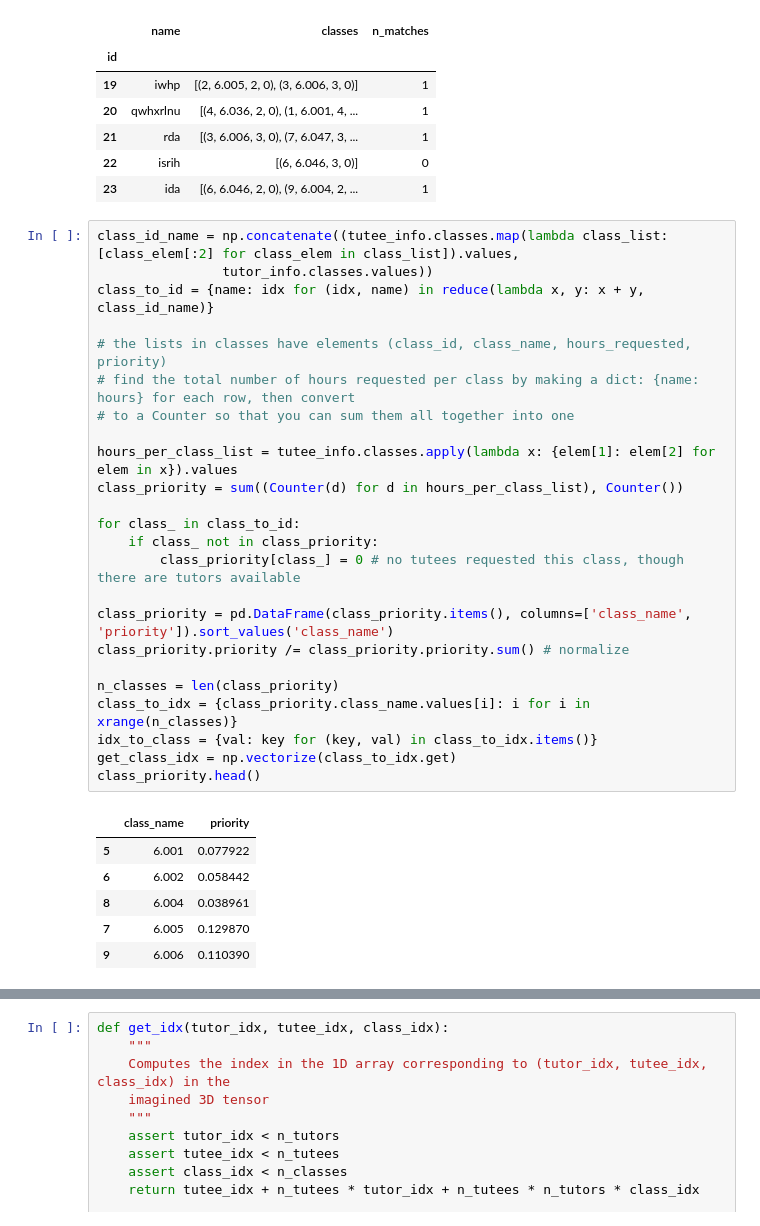
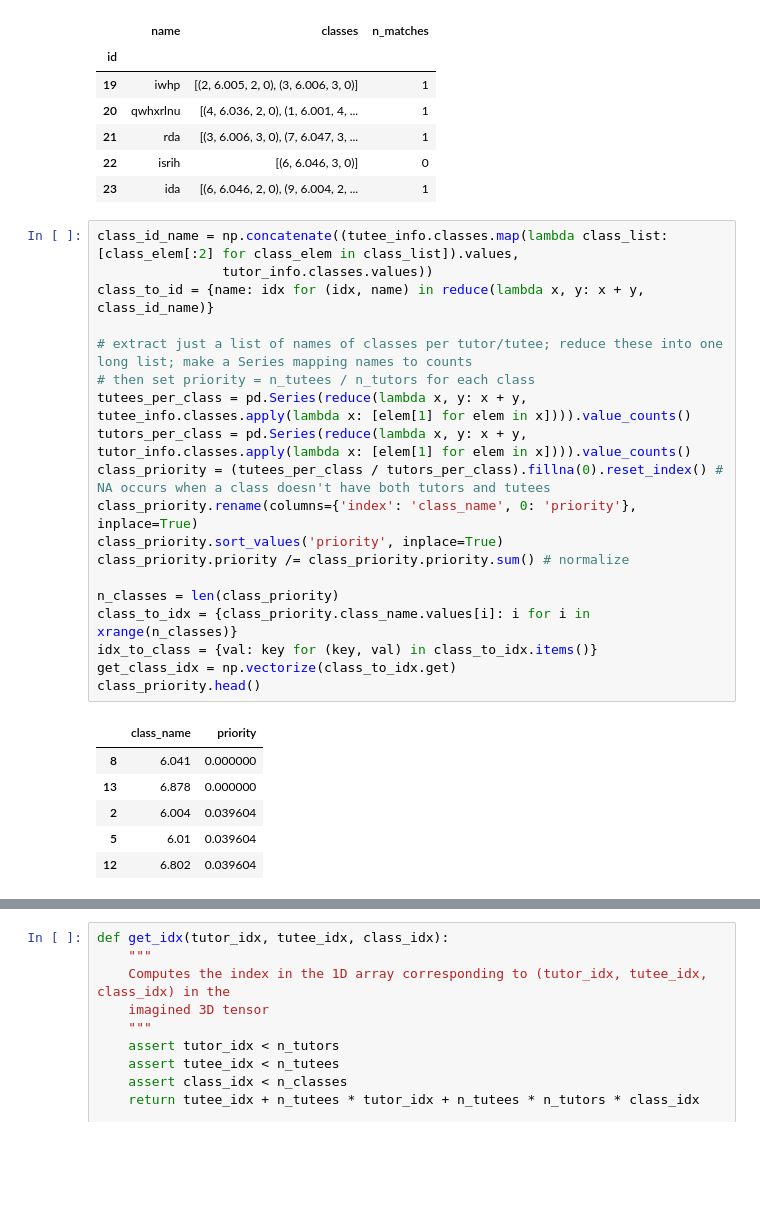
Before and after one commit to neighthan/class_matching, a Jupyter notebook: tutor_tutee_matching.ipynb, the cells around one changed output, grey strips where cells are left out. Cells and saved outputs as stored; diff of their text form; blank space fills up the shorter version.

```diff
--- a/tutor_tutee_matching.ipynb
+++ b/tutor_tutee_matching.ipynb
@@ -228,34 +231,29 @@ tutee_info.head()
 # %%
 class_id_name = np.concatenate((tutee_info.classes.map(lambda class_list: [class_elem[:2] for class_elem in class_list]).values,
                 tutor_info.classes.values))
 class_to_id = {name: idx for (idx, name) in reduce(lambda x, y: x + y, class_id_name)}
 
-# the lists in classes have elements (class_id, class_name, hours_requested, priority)
-# find the total number of hours requested per class by making a dict: {name: hours} for each row, then convert
-# to a Counter so that you can sum them all together into one
-
-hours_per_class_list = tutee_info.classes.apply(lambda x: {elem[1]: elem[2] for elem in x}).values
-class_priority = sum((Counter(d) for d in hours_per_class_list), Counter())
-
-for class_ in class_to_id:
-    if class_ not in class_priority:
-        class_priority[class_] = 0 # no tutees requested this class, though there are tutors available
-
-class_priority = pd.DataFrame(class_priority.items(), columns=['class_name', 'priority']).sort_values('class_name')
+# extract just a list of names of classes per tutor/tutee; reduce these into one long list; make a Series mapping names to counts
+# then set priority = n_tutees / n_tutors for each class
+tutees_per_class = pd.Series(reduce(lambda x, y: x + y, tutee_info.classes.apply(lambda x: [elem[1] for elem in x]))).value_counts()
+tutors_per_class = pd.Series(reduce(lambda x, y: x + y, tutor_info.classes.apply(lambda x: [elem[1] for elem in x]))).value_counts()
+class_priority = (tutees_per_class / tutors_per_class).fillna(0).reset_index() # NA occurs when a class doesn't have both tutors and tutees
+class_priority.rename(columns={'index': 'class_name', 0: 'priority'}, inplace=True)
+class_priority.sort_values('priority', inplace=True)
 class_priority.priority /= class_priority.priority.sum() # normalize
 
 n_classes = len(class_priority)
 class_to_idx = {class_priority.class_name.values[i]: i for i in xrange(n_classes)}
 idx_to_class = {val: key for (key, val) in class_to_idx.items()}
 get_class_idx = np.vectorize(class_to_idx.get)
 class_priority.head()
 # %% [output]
 |  | class_name | priority |
-| 5 | 6.001 | 0.077922 |
-| 6 | 6.002 | 0.058442 |
-| 8 | 6.004 | 0.038961 |
-| 7 | 6.005 | 0.129870 |
-| 9 | 6.006 | 0.110390 |
+| 8 | 6.041 | 0.000000 |
+| 13 | 6.878 | 0.000000 |
+| 2 | 6.004 | 0.039604 |
+| 5 | 6.01 | 0.039604 |
+| 12 | 6.802 | 0.039604 |
 # %% [markdown]
 # Linear Program
 
```
Also changed, not shown: parts of 25 cells of this notebook, 1 other file.
